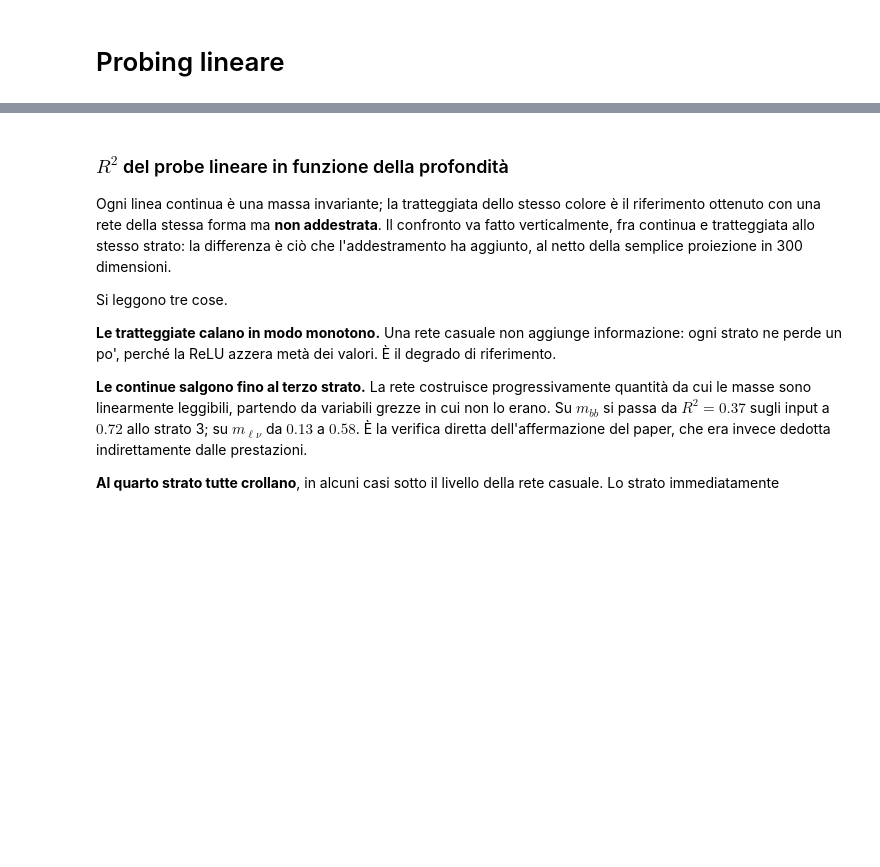
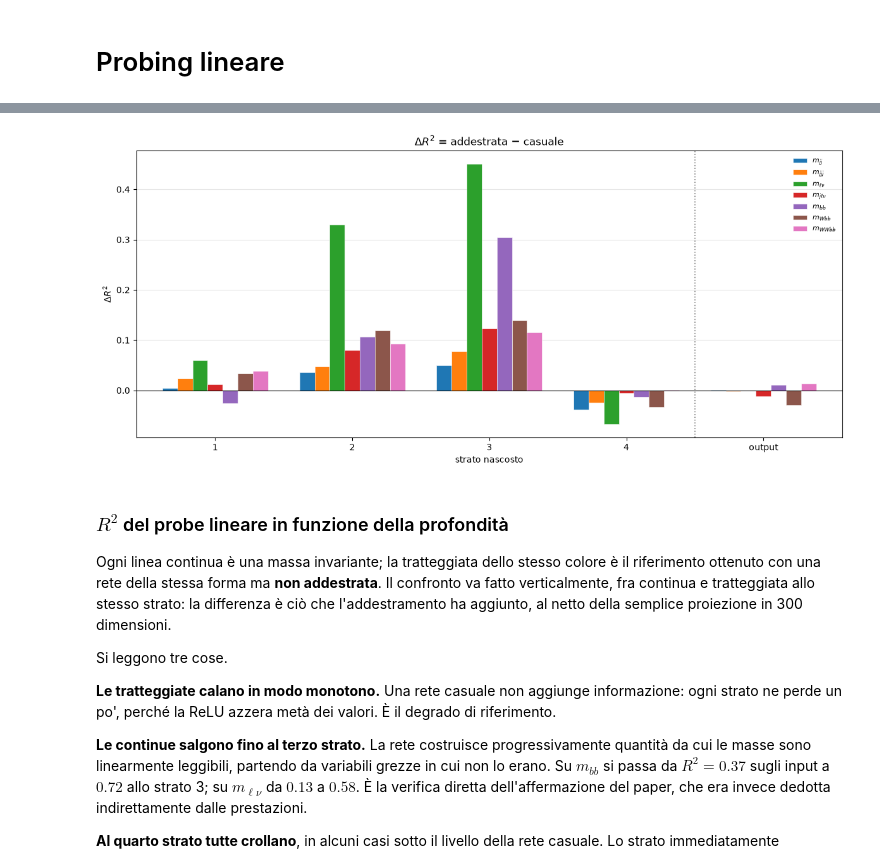
Before and after one commit to alivergani/Deep-Learning, a Jupyter notebook: ExoticParticles_HEP/notebooks/analisi_probing.ipynb, the cells around one changed output, grey strips where cells are left out. Cells and saved outputs as stored; diff of their text form; code cells hidden in the pictures; blank space fills up the shorter version.

```diff
--- a/ExoticParticles_HEP/notebooks/analisi_probing.ipynb
+++ b/ExoticParticles_HEP/notebooks/analisi_probing.ipynb
@@ -71,3 +76,43 @@ plt.show()
+# %%
+M = matrice(pmod)                    # (4, 7): strati nascosti, rete addestrata
+C = matrice(pmod, "casuale_strato")  # (4, 7): strati nascosti, rete casuale
+out = np.array(pmod["r2"]["uscita"])
+out_c = np.array(pmod["r2"]["casuale_uscita"])
+
+M_tot = np.vstack([M, out])      # (5, 7): strato1..4, output
+C_tot = np.vstack([C, out_c])
+D = M_tot - C_tot                # la differenza: quanto ha aggiunto l'addestramento
+
+posizioni = np.arange(len(D))    # 0..4
+etichette = [str(k) for k in range(1, 5)] + ["output"]
+
+fig, ax = plt.subplots(figsize=(12, 5.5))
+
+larghezza = 0.11
+offset = (np.arange(len(masse)) - (len(masse) - 1) / 2) * larghezza
+
+ax.axvline(3.5, color="gray", linestyle=":", linewidth=1.2)
+
+for j, nome in enumerate(masse):
+    ax.bar(posizioni + offset[j], D[:, j], larghezza,
+           color=COLORI_MASSE[nome], edgecolor="white", linewidth=0.4,
+           label=ETICHETTE_MASSE[nome])
+
+ax.axhline(0, color="black", linewidth=0.8)
+
+ax.set_title(r"$\Delta R^2$ = addestrata $-$ casuale")
+ax.set_xlabel("strato nascosto")
+ax.set_ylabel(r"$\Delta R^2$")
+ax.set_xticks(posizioni)
+ax.set_xticklabels(etichette)
+ax.set_axisbelow(True)
+ax.grid(axis="y", alpha=0.3)
+ax.margins(x=0.04)
+ax.legend(fontsize=8, frameon=False)
+fig.tight_layout()
+plt.show()
+# %% [output]
+[figure, added]
 # %% [markdown]
 ### $R^2$ del probe lineare in funzione della profondità
 
```
Also changed, not shown: parts of 5 cells of this notebook, 5 other files.
